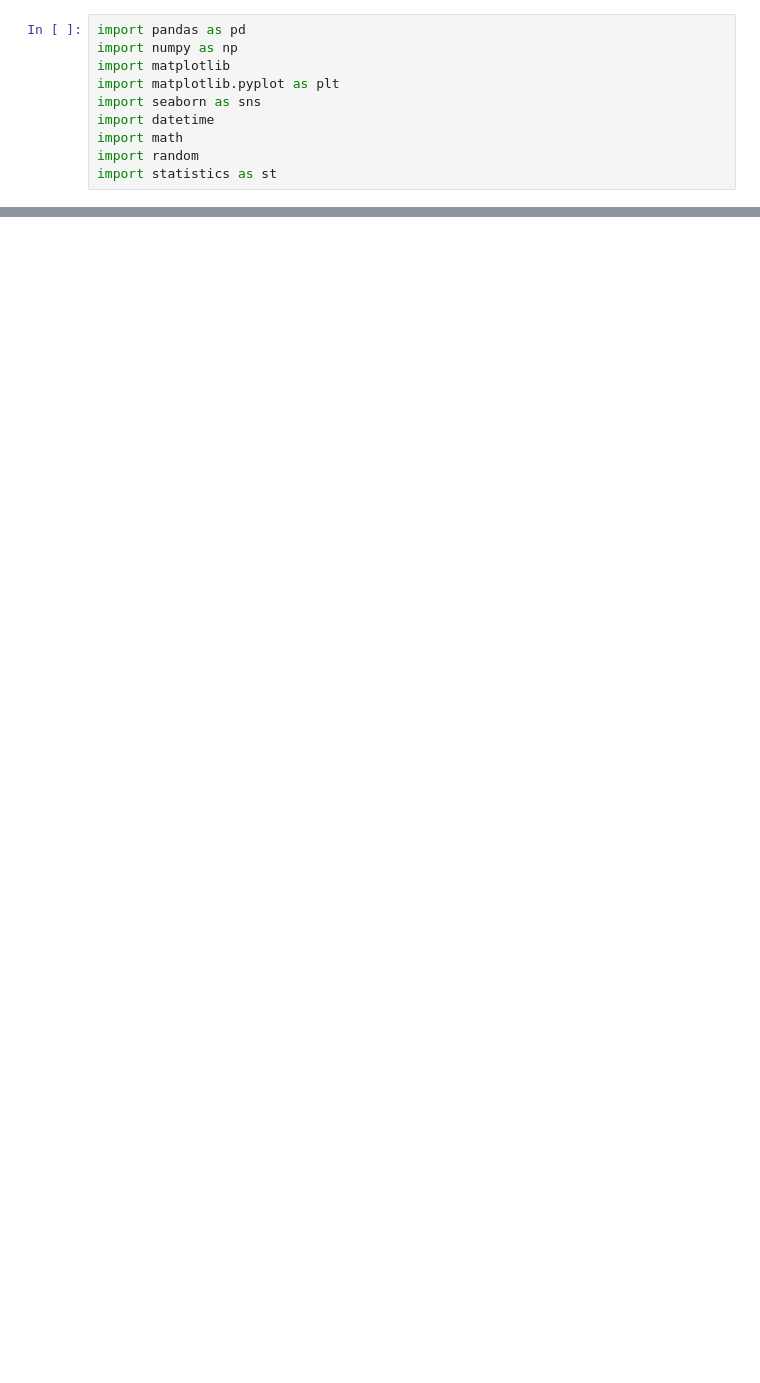
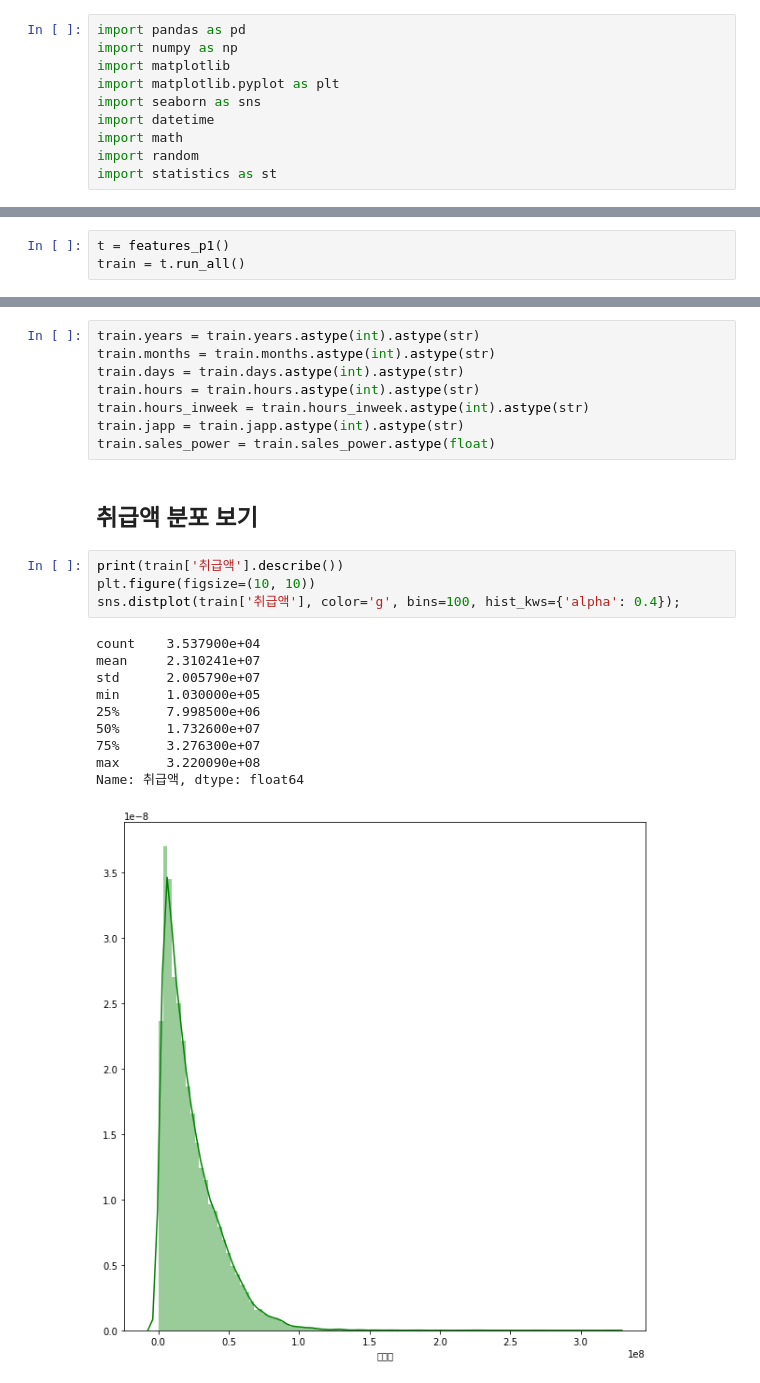
Before and after one commit to s-seo/bigcon_2020_mmmz, a Jupyter notebook: engine/yj_eda.ipynb, the cells around one changed output, grey strips where cells are left out. Drawn from its saved outputs; the diff is of its cells as text; blank space fills up the shorter version.

```diff
--- a/engine/yj_eda.ipynb
+++ b/engine/yj_eda.ipynb
@@ -14,0 +28,3 @@ ValueError: Length of values (1) does not match length of index (38309)
+# %%
+t = features_p1()
+train = t.run_all()
@@ -14,0 +68,25 @@ ValueError: Length of values (1) does not match length of index (38309)
+# %%
+train.years = train.years.astype(int).astype(str)
+train.months = train.months.astype(int).astype(str)
+train.days = train.days.astype(int).astype(str)
+train.hours = train.hours.astype(int).astype(str)
+train.hours_inweek = train.hours_inweek.astype(int).astype(str)
+train.japp = train.japp.astype(int).astype(str)
+train.sales_power = train.sales_power.astype(float)
+# %% [markdown]
+## 취급액 분포 보기
+# %%
+print(train['취급액'].describe())
+plt.figure(figsize=(10, 10))
+sns.distplot(train['취급액'], color='g', bins=100, hist_kws={'alpha': 0.4});
+# %% [output]
+count    3.537900e+04
+mean     2.310241e+07
+std      2.005790e+07
+min      1.030000e+05
+25%      7.998500e+06
+50%      1.732600e+07
+75%      3.276300e+07
+max      3.220090e+08
+Name: 취급액, dtype: float64
+[figure, added]
```
Also changed, not shown: parts of 25 cells of this notebook.
